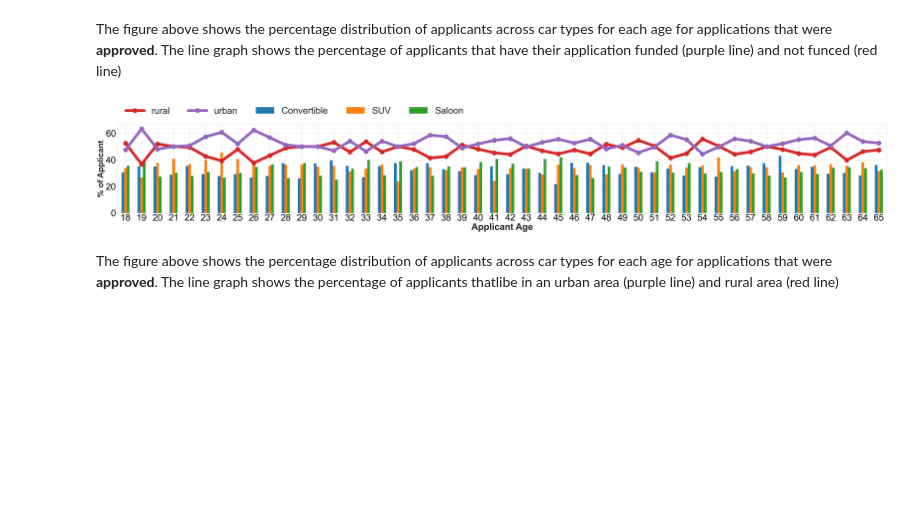
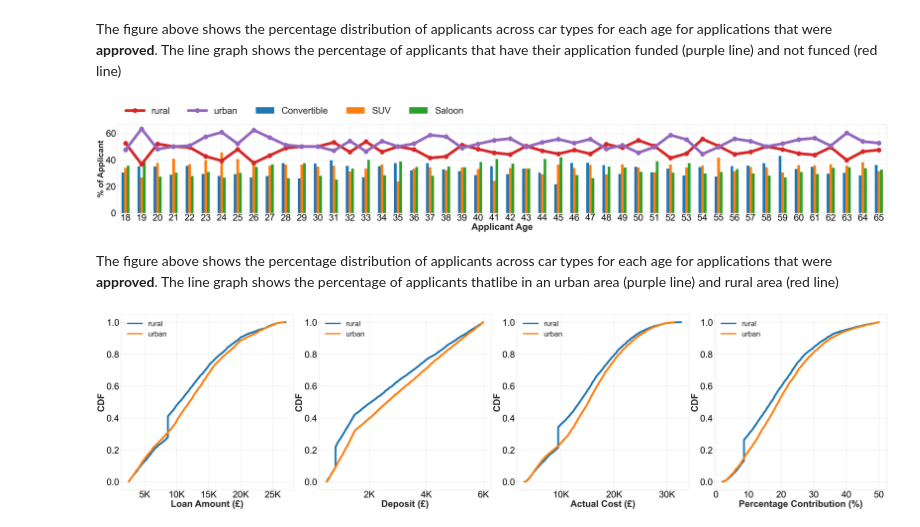
Before and after one commit to dibosiola/oodleAnalysis, a Jupyter notebook: oodleAnalysis.ipynb, the cells around one changed output. Drawn from its saved outputs; the diff is of its cells as text; code cells hidden in the pictures; blank space fills up the shorter version.

```diff
--- a/oodleAnalysis.ipynb
+++ b/oodleAnalysis.ipynb
@@ -665,3 +665,63 @@ plt.savefig("figures/percent_dist_of_aplicants_car_type_across_age_approved_area
 [figure]
 # %% [markdown]
 The figure above shows the percentage distribution of applicants across car types for each age for applications that were <b>approved</b>. The line graph shows the percentage of applicants thatlibe in an urban area (purple line) and rural area (red line)
+# %%
+def hundred(x, pos):
+    'The two args are the value and tick position'
+    return '%1.0fK' % (x * 1e-3)
+
+
+
+line_color = ['#1f77b4', '#ff7f0e', '#2ca02c', '#d62728', '#9467bd', '#8c564b', '#e377c2', '#7f7f7f', 'black']
+plt.style.use('seaborn-whitegrid')
+
+ctr_key =['Loan Amount', 'Deposit', 'Actual Cost', 'Percentage Contribution']
+money =['Loan Amount', 'Deposit', 'Actual Cost']
+area = ['rural', 'urban']
+
+fig, ax = plt.subplots(nrows=1, ncols=4, figsize=(60, 15))
+
+formatter = FuncFormatter(hundred)
+
+sql = """
+(select area, loan_amount::NUMERIC, 'Loan Amount' ctr_key
+from oodle_data)
+UNION ALL
+(select area, deposit::NUMERIC, 'Deposit' ctr_key
+from oodle_data)
+UNION ALL
+(select area, (loan_amount + deposit)::NUMERIC as actual_cost, 'Actual Cost' ctr_key
+from oodle_data)
+UNION ALL
+(select area, (deposit/(loan_amount + deposit)) *100.0 as percent_contrib, 'Percentage Contribution' ctr_key
+from oodle_data);
+"""
+df = pd.read_sql(sql, conn)
+
+i=0
+for ctr in ctr_key:
+    c=0
+    df_filter = df.loc[df['ctr_key'] == ctr]
+    leg_1 = []
+    for a in area:
+        xdata = np.sort(df_filter.loc[df_filter['area'] == a, 'loan_amount'])
+        ydata = np.arange(1, len(xdata)+1) / float(len(xdata))
+        ax[i].plot(xdata, ydata, color=line_color[c], lw = 10)
+        leg_1.append(mlines.Line2D([], [], color=line_color[c], markersize=10, label=a, lw=7))
+        ax[i].legend(handles=leg_1, fontsize=40, ncol=1)
+        if ctr in money:
+            ax[i].set_xlabel(ctr+' (£)', fontsize=50, fontweight="bold")
+            ax[i].xaxis.set_major_formatter(formatter)
+        else:
+            ax[i].set_xlabel(ctr+' (%)', fontsize=50, fontweight="bold")
+        ax[i].set_ylabel('CDF', fontsize=50, fontweight="bold")
+
+        ax[i].tick_params(axis="x", labelsize=50, labelcolor="black", direction="out", length=5, pad=0.5)
+        ax[i].tick_params(axis="y", labelsize=50, labelcolor="black", direction="out", length=5)
+        c+=1
+    i+=1
+
+plt.tight_layout()
+plt.savefig("figures/cdf_showing_distribution_across_areas_for_loan_amt_and_co.pdf",  bbox_inches="tight")
+# %% [output]
+[figure, added]
```
Also changed, not shown: 1 other file.
